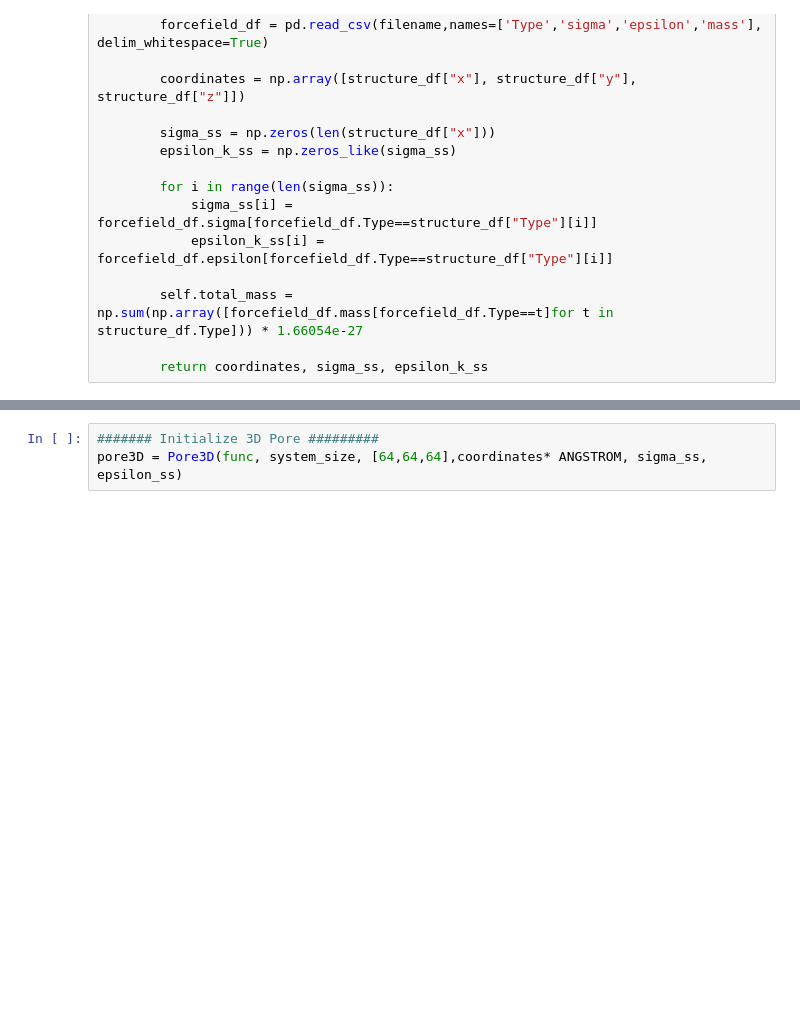
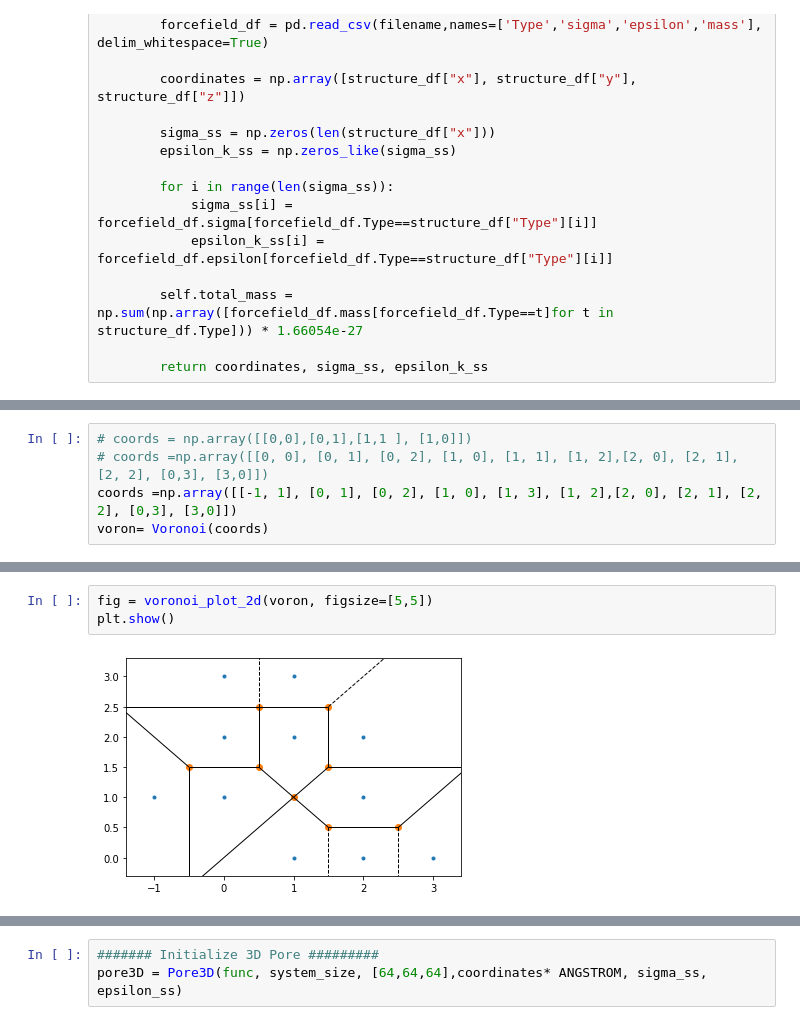
Before and after one commit to bbbursik/feos-pcsaft, a Jupyter notebook: examples/22-02-21-Adsorption3D.ipynb, the cells around one changed output, grey strips where cells are left out. Saved outputs shown, nothing was run; the diff lists cells and outputs as text; blank space fills up the shorter version.

```diff
--- a/examples/22-02-21-Adsorption3D.ipynb
+++ b/examples/22-02-21-Adsorption3D.ipynb
@@ -66,2 +67,7 @@ structure = SolidStructure('LTA')
 coordinates, sigma_ss, epsilon_ss = structure.read_structure()
 system_size = [structure.dimensions["Lx"] * ANGSTROM, structure.dimensions["Lx"] * ANGSTROM, structure.dimensions["Lx"] * ANGSTROM]
+# %%
+# coords = np.array([[0,0],[0,1],[1,1 ], [1,0]])
+# coords =np.array([[0, 0], [0, 1], [0, 2], [1, 0], [1, 1], [1, 2],[2, 0], [2, 1], [2, 2], [0,3], [3,0]])
+coords =np.array([[-1, 1], [0, 1], [0, 2], [1, 0], [1, 3], [1, 2],[2, 0], [2, 1], [2, 2], [0,3], [3,0]])
+voron= Voronoi(coords)
@@ -67,0 +89,5 @@ system_size = [structure.dimensions["Lx"] * ANGSTROM, structure.dimensions["Lx"]
+# %%
+fig = voronoi_plot_2d(voron, figsize=[5,5])
+plt.show()
+# %% [output]
+[figure, added]
```
Also changed, not shown: parts of 35 cells of this notebook, 12 other files.
